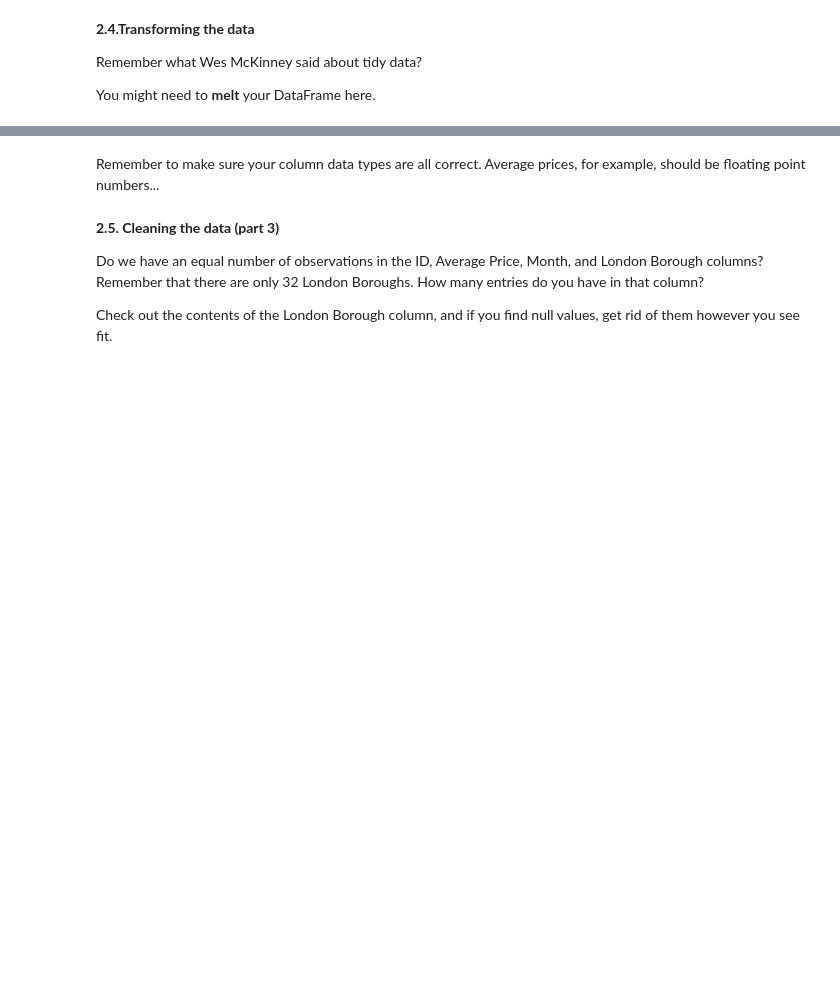
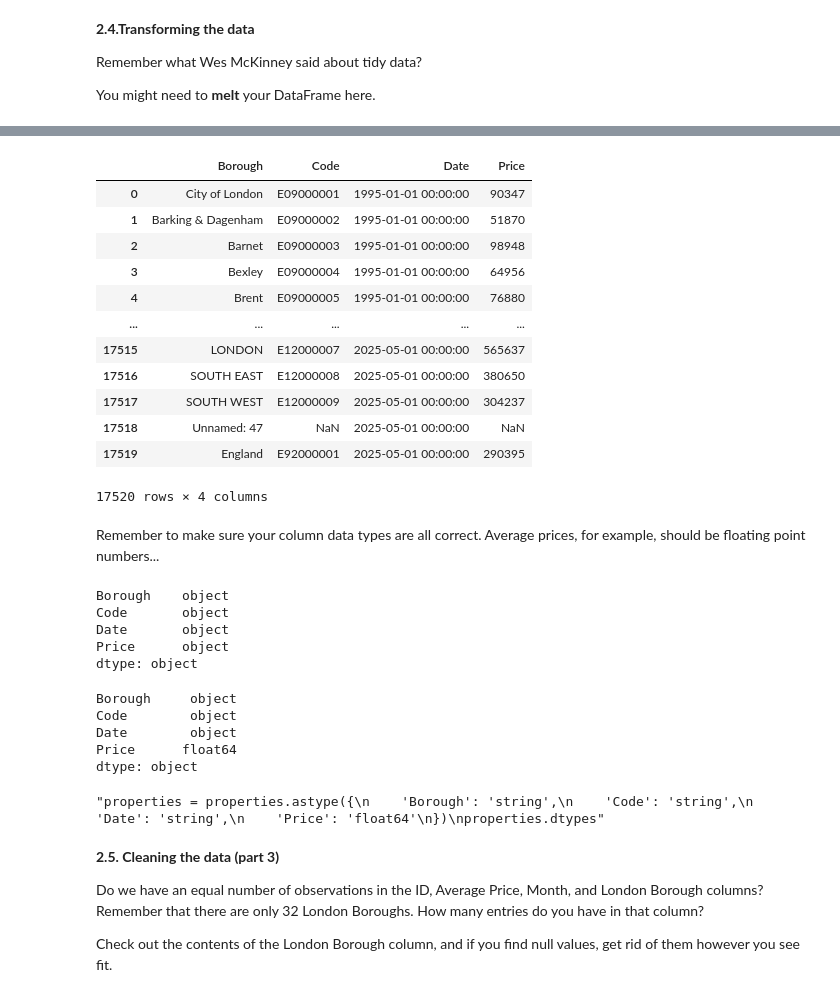
Before and after one commit to alepst42/springboard_repository, a Jupyter notebook: Unit 4 Challenge - Tier 3.ipynb, the cells around one changed output, grey strips where cells are left out. Saved outputs shown, nothing was run; the diff lists cells and outputs as text; code cells hidden in the pictures; blank space fills up the shorter version.

```diff
--- a/Unit 4 Challenge - Tier 3.ipynb
+++ b/Unit 4 Challenge - Tier 3.ipynb
@@ -110,0 +148,5 @@ Don't be afraid to use StackOverflow for help  with this.
+# %%
+properties.columns = properties.iloc[0]
+properties = properties.drop(index=0)
+properties = properties.reset_index(drop=True)
+properties.head()
@@ -112,3 +162,9 @@ Don't be afraid to use StackOverflow for help  with this.
 **2.3. Cleaning the data (part 2)**
 
 You might we have to **rename** a couple columns. How do you do this? The clue's pretty bold...
+# %%
+properties = properties.rename(columns={
+    properties.columns[0]: 'Borough',
+    properties.columns[1]: 'Code'
+})
+properties.head()
@@ -118,3 +182,10 @@ You might we have to **rename** a couple columns. How do you do this? The clue's
 Remember what Wes McKinney said about tidy data?
 
 You might need to **melt** your DataFrame here.
+# %%
+properties = properties.melt(
+    id_vars=['Borough', 'Code'],
+    var_name='Date',
+    value_name='Price'
+)
+properties.head()
@@ -121,5 +199,48 @@ You might need to **melt** your DataFrame here.
+# %%
+properties.iloc[:, :5]
+# %% [output]
+|  | Borough | Code | Date | Price |
+| 0 | City of London | E09000001 | 1995-01-01 00:00:00 | 90347 |
+| 1 | Barking & Dagenham | E09000002 | 1995-01-01 00:00:00 | 51870 |
+| 2 | Barnet | E09000003 | 1995-01-01 00:00:00 | 98948 |
+| 3 | Bexley | E09000004 | 1995-01-01 00:00:00 | 64956 |
+| 4 | Brent | E09000005 | 1995-01-01 00:00:00 | 76880 |
+| ... | ... | ... | ... | ... |
+| 17515 | LONDON | E12000007 | 2025-05-01 00:00:00 | 565637 |
+| 17516 | SOUTH EAST | E12000008 | 2025-05-01 00:00:00 | 380650 |
+| 17517 | SOUTH WEST | E12000009 | 2025-05-01 00:00:00 | 304237 |
+| 17518 | Unnamed: 47 | NaN | 2025-05-01 00:00:00 | NaN |
+| 17519 | England | E92000001 | 2025-05-01 00:00:00 | 290395 |
+17520 rows × 4 columns
 # %% [markdown]
 Remember to make sure your column data types are all correct. Average prices, for example, should be floating point numbers...
+# %%
+properties.dtypes
+# %% [output]
+Borough    object
+Code       object
+Date       object
+Price      object
+dtype: object
+# %%
+properties['Price'] = pd.to_numeric(properties['Price'])
+properties.dtypes
+# %% [output]
+Borough     object
+Code        object
+Date        object
+Price      float64
+dtype: object
+# %%
+'''properties = properties.astype({
+    'Borough': 'string',
+    'Code': 'string',
+    'Date': 'string',
+    'Price': 'float64'
+})
+properties.dtypes'''
+# %% [output]
+"properties = properties.astype({\n    'Borough': 'string',\n    'Code': 'string',\n    'Date': 'string',\n    'Price': 'float64'\n})\nproperties.dtypes"
 # %% [markdown]
 **2.5. Cleaning the data (part 3)**
 
```
Also changed, not shown: parts of 18 cells of this notebook, 2 other files.
